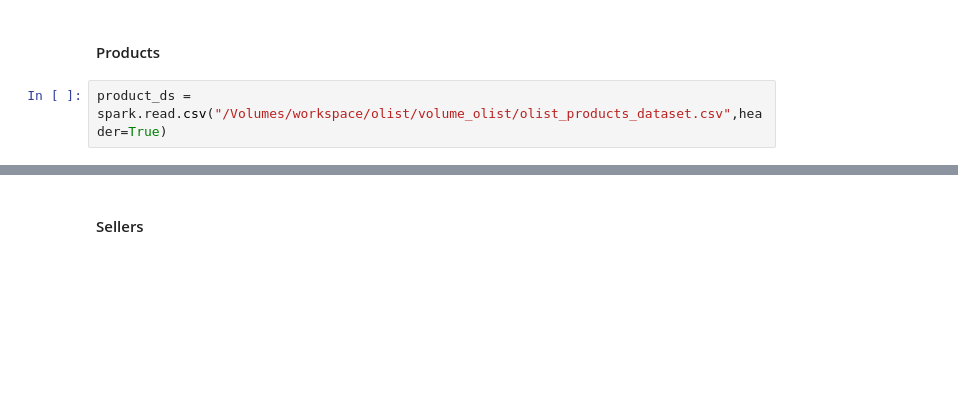
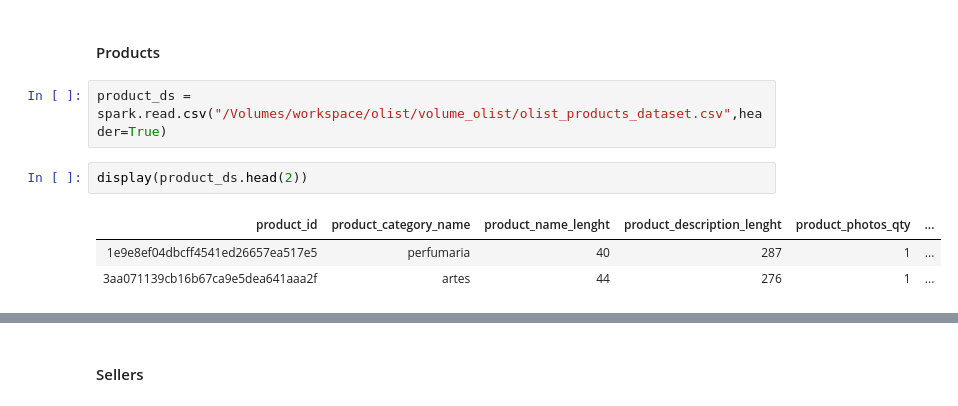
Before and after one commit to rahimcc/EngineeringAnalytics_Olist, a Jupyter notebook: olist_bronze.ipynb, the cells around one changed output, grey strips where cells are left out. Saved outputs shown, nothing was run; the diff lists cells and outputs as text; blank space fills up the shorter version.

```diff
--- a/olist_bronze.ipynb.ipynb
+++ b/olist_bronze.ipynb
@@ -268,3 +306,9 @@ display(orders_ds.head(10))
 #### Products
 # %%
 product_ds = spark.read.csv("/Volumes/workspace/olist/volume_olist/olist_products_dataset.csv",header=True)
+# %%
+display(product_ds.head(2))
+# %% [output]
+| product_id | product_category_name | product_name_lenght | product_description_lenght | product_photos_qty | ... |
+| 1e9e8ef04dbcff4541ed26657ea517e5 | perfumaria | 40 | 287 | 1 | ... |
+| 3aa071139cb16b67ca9e5dea641aaa2f | artes | 44 | 276 | 1 | ... |
```
Also changed, not shown: parts of 24 cells of this notebook.
